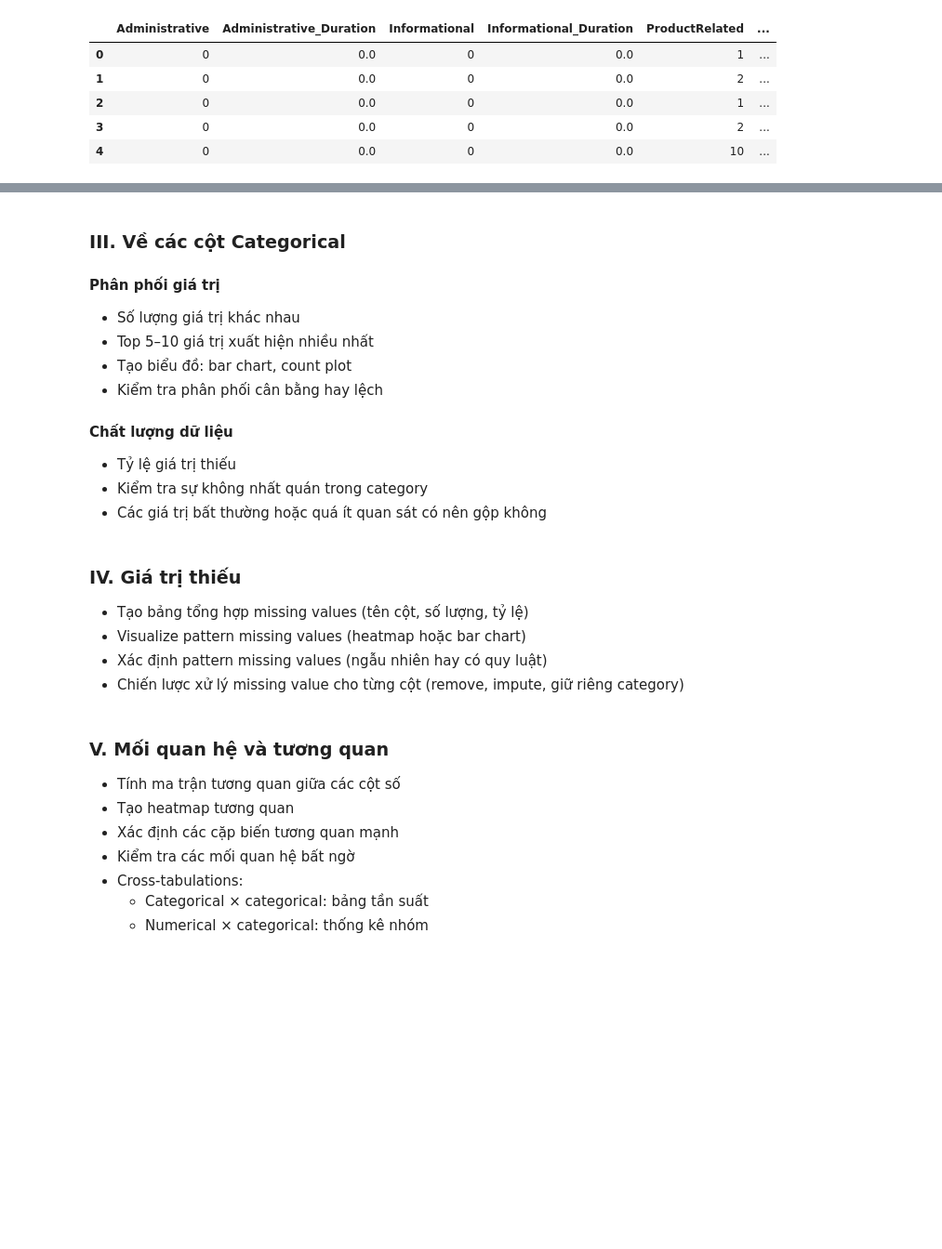
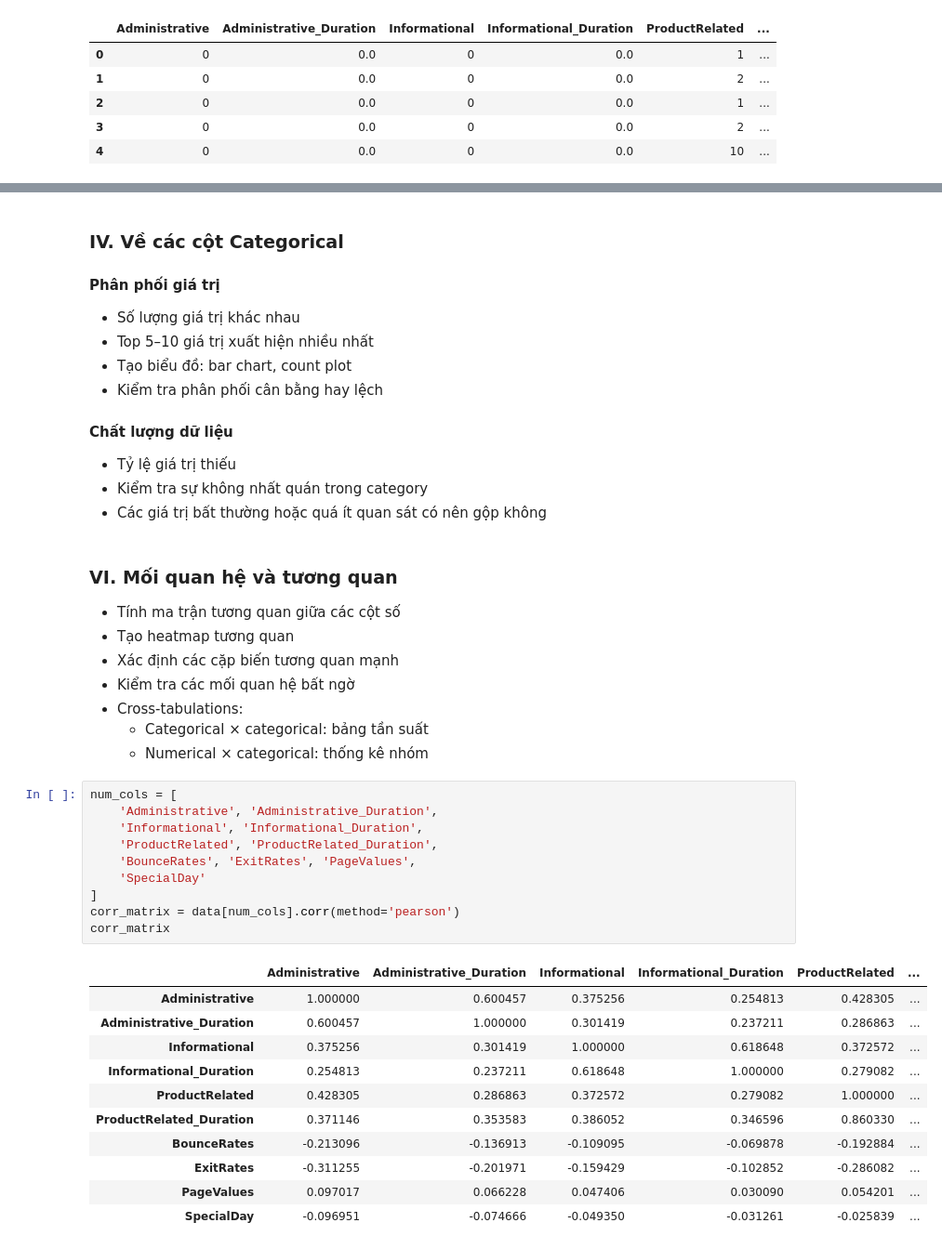
Before and after one commit to pnquyn/FinalProject_P4DataScience, a Jupyter notebook: project.ipynb, the cells around one changed output, grey strips where cells are left out. Shown at 93% size. Cells and saved outputs as stored; diff of their text form; blank space fills up the shorter version.

```diff
--- a/project.ipynb
+++ b/project.ipynb
@@ -128,7 +241,7 @@ data.head()
 - Giá trị không hợp lý (ví dụ: âm, 0)
 - Giá trị placeholder (ví dụ: 999, -1, 0)
 # %% [markdown]
-### III. Về các cột Categorical
+### IV. Về các cột Categorical
 #### Phân phối giá trị
 - Số lượng giá trị khác nhau
 - Top 5–10 giá trị xuất hiện nhiều nhất
@@ -139,14 +252,8 @@ data.head()
 - Tỷ lệ giá trị thiếu
 - Kiểm tra sự không nhất quán trong category
 - Các giá trị bất thường hoặc quá ít quan sát có nên gộp không
-# %% [markdown]
-### IV. Giá trị thiếu
-- Tạo bảng tổng hợp missing values (tên cột, số lượng, tỷ lệ)
-- Visualize pattern missing values (heatmap hoặc bar chart)
-- Xác định pattern missing values (ngẫu nhiên hay có quy luật)
-- Chiến lược xử lý missing value cho từng cột (remove, impute, giữ riêng category)
 # %% [markdown]
-### V. Mối quan hệ và tương quan
+### VI. Mối quan hệ và tương quan
 - Tính ma trận tương quan giữa các cột số
 - Tạo heatmap tương quan
 - Xác định các cặp biến tương quan mạnh
@@ -154,3 +261,25 @@ data.head()
 - Cross-tabulations:
   - Categorical × categorical: bảng tần suất
   - Numerical × categorical: thống kê nhóm
+# %%
+num_cols = [
+    'Administrative', 'Administrative_Duration',
+    'Informational', 'Informational_Duration',
+    'ProductRelated', 'ProductRelated_Duration',
+    'BounceRates', 'ExitRates', 'PageValues',
+    'SpecialDay'
+]
+corr_matrix = data[num_cols].corr(method='pearson')
+corr_matrix
+# %% [output]
+|  | Administrative | Administrative_Duration | Informational | Informational_Duration | ProductRelated | ... |
+| Administrative | 1.000000 | 0.600457 | 0.375256 | 0.254813 | 0.428305 | ... |
+| Administrative_Duration | 0.600457 | 1.000000 | 0.301419 | 0.237211 | 0.286863 | ... |
+| Informational | 0.375256 | 0.301419 | 1.000000 | 0.618648 | 0.372572 | ... |
+| Informational_Duration | 0.254813 | 0.237211 | 0.618648 | 1.000000 | 0.279082 | ... |
+| ProductRelated | 0.428305 | 0.286863 | 0.372572 | 0.279082 | 1.000000 | ... |
+| ProductRelated_Duration | 0.371146 | 0.353583 | 0.386052 | 0.346596 | 0.860330 | ... |
+| BounceRates | -0.213096 | -0.136913 | -0.109095 | -0.069878 | -0.192884 | ... |
+| ExitRates | -0.311255 | -0.201971 | -0.159429 | -0.102852 | -0.286082 | ... |
+| PageValues | 0.097017 | 0.066228 | 0.047406 | 0.030090 | 0.054201 | ... |
+| SpecialDay | -0.096951 | -0.074666 | -0.049350 | -0.031261 | -0.025839 | ... |
```
Also changed, not shown: parts of 36 cells of this notebook.
